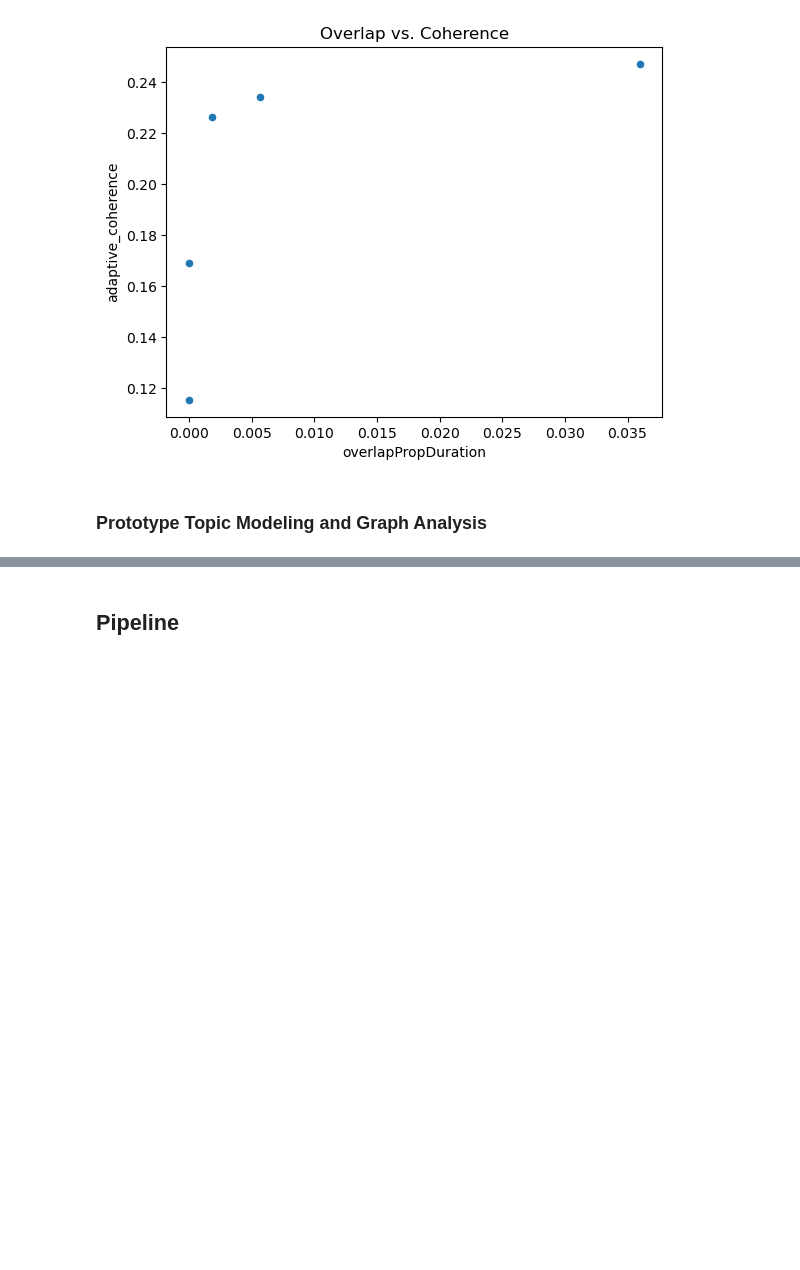
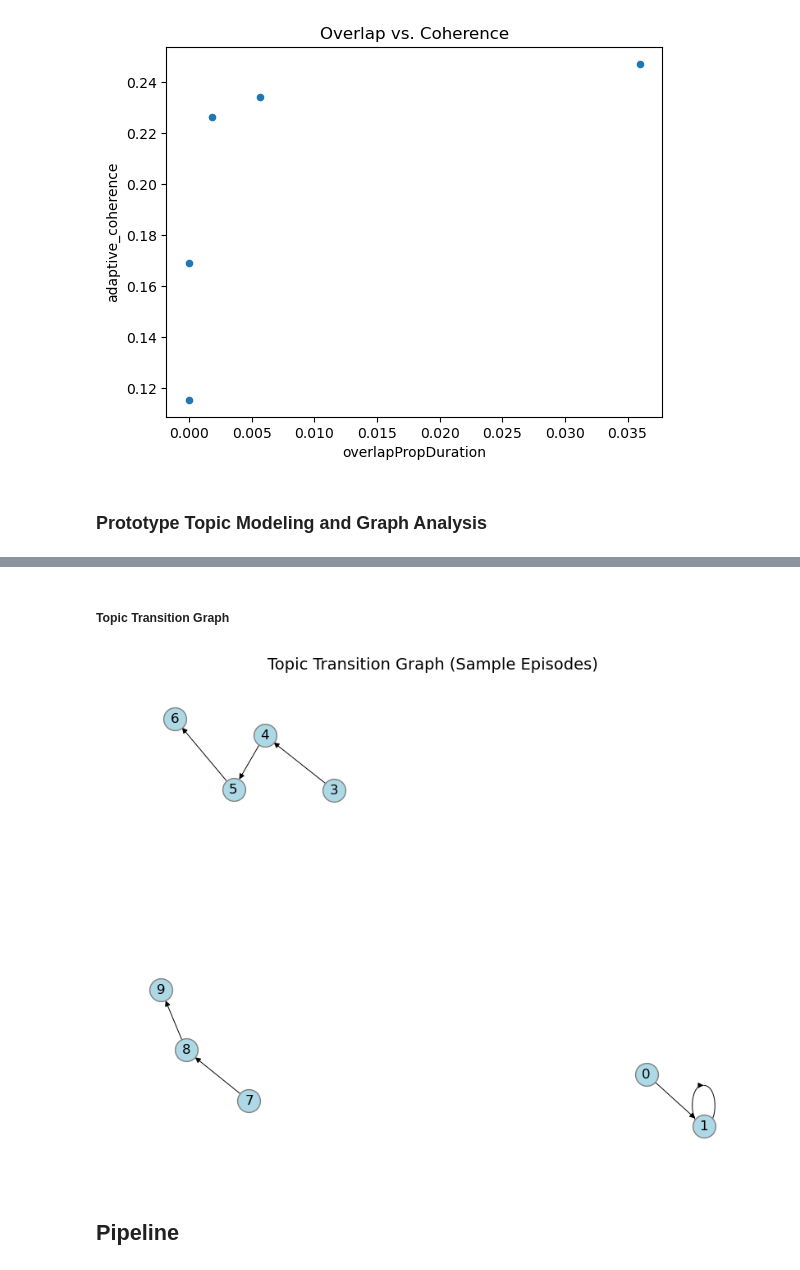
Before and after one commit to au-nlp/project-milestone-p2-group-10, a Jupyter notebook: main.ipynb, the cells around one changed output, grey strips where cells are left out. Saved outputs shown, nothing was run; the diff lists cells and outputs as text; code cells hidden in the pictures; blank space fills up the shorter version.

```diff
--- a/main.ipynb
+++ b/main.ipynb
@@ -212,0 +277,11 @@ plt.show()
+# %%
+vectorizer = CountVectorizer(ngram_range=(1,2), stop_words="english")
+kmeans = KMeans(n_clusters=10, random_state=42)
+topic_model = BERTopic(hdbscan_model=kmeans, vectorizer_model=vectorizer)
+
+# Fit topic model
+topics, probs = topic_model.fit_transform(segments_df["segment_text"])
+segments_df["topic"] = topics
+
+# Preview topics
+topic_model.get_topic_info().head()
@@ -213,3 +295,28 @@ plt.show()
+# %% [markdown]
+##### Topic Transition Graph
+# %%
+edges = []
+for eid, group in segments_df.groupby("episode_id"):
+    seq = list(group["topic"])
+    for a,b in zip(seq[:-1], seq[1:]):
+        edges.append((a,b))
+
+G = nx.DiGraph()
+for e in edges:
+    if G.has_edge(e[0], e[1]):
+        G[e[0]][e[1]]["weight"] += 1
+    else:
+        G.add_edge(e[0], e[1], weight=1)
+
+# Draw the graph
+plt.figure(figsize=(8,6))
+pos = nx.spring_layout(G, seed=42)
+weights = [max(0.7, min(G[u][v]["weight"]/2, 3)) for u,v in G.edges()]
+nx.draw(G, pos, with_labels=True, node_color="lightblue", node_size=400, width=weights, edgecolors="gray")
+plt.title("Topic Transition Graph (Sample Episodes)", fontsize=14)
+plt.show()
+# %% [output]
+[figure, added]
 # %% [markdown]
 ## Pipeline
 # %% [markdown]
```
Also changed, not shown: parts of 8 cells of this notebook.
